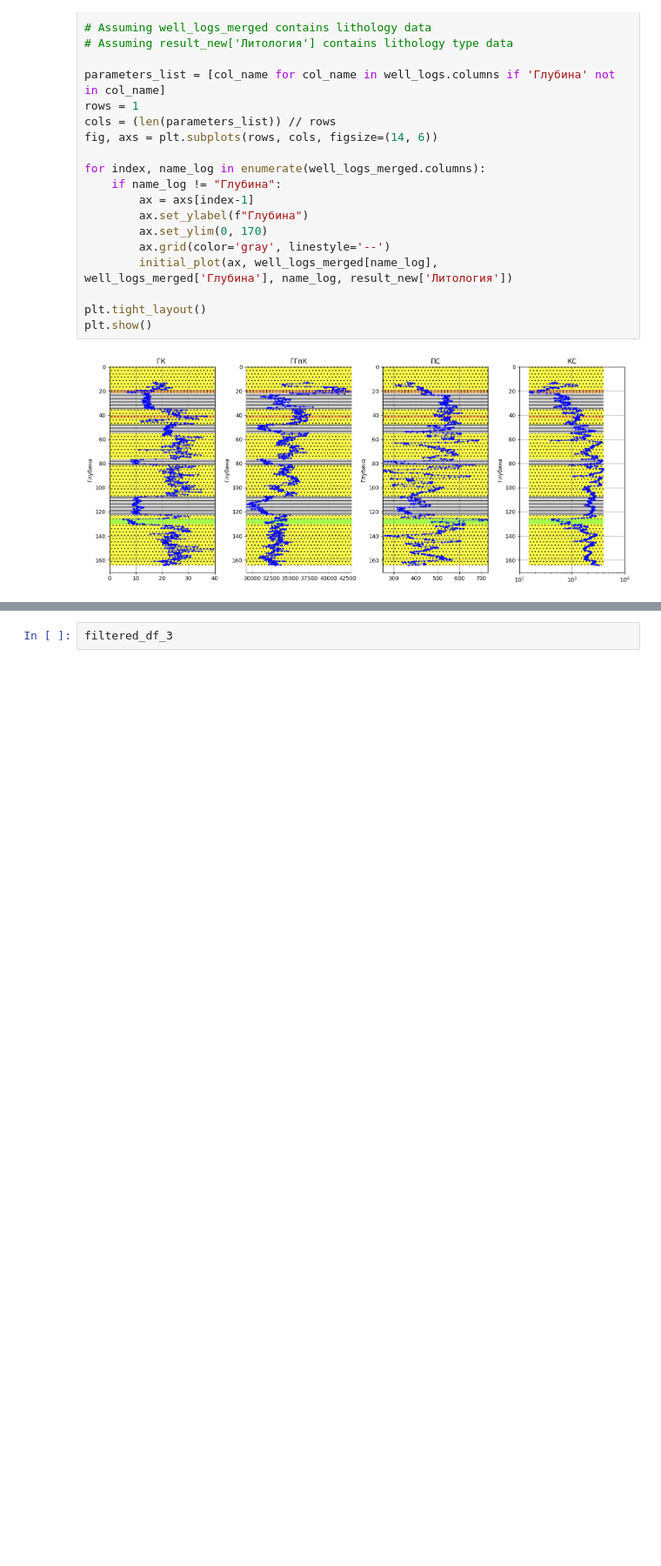
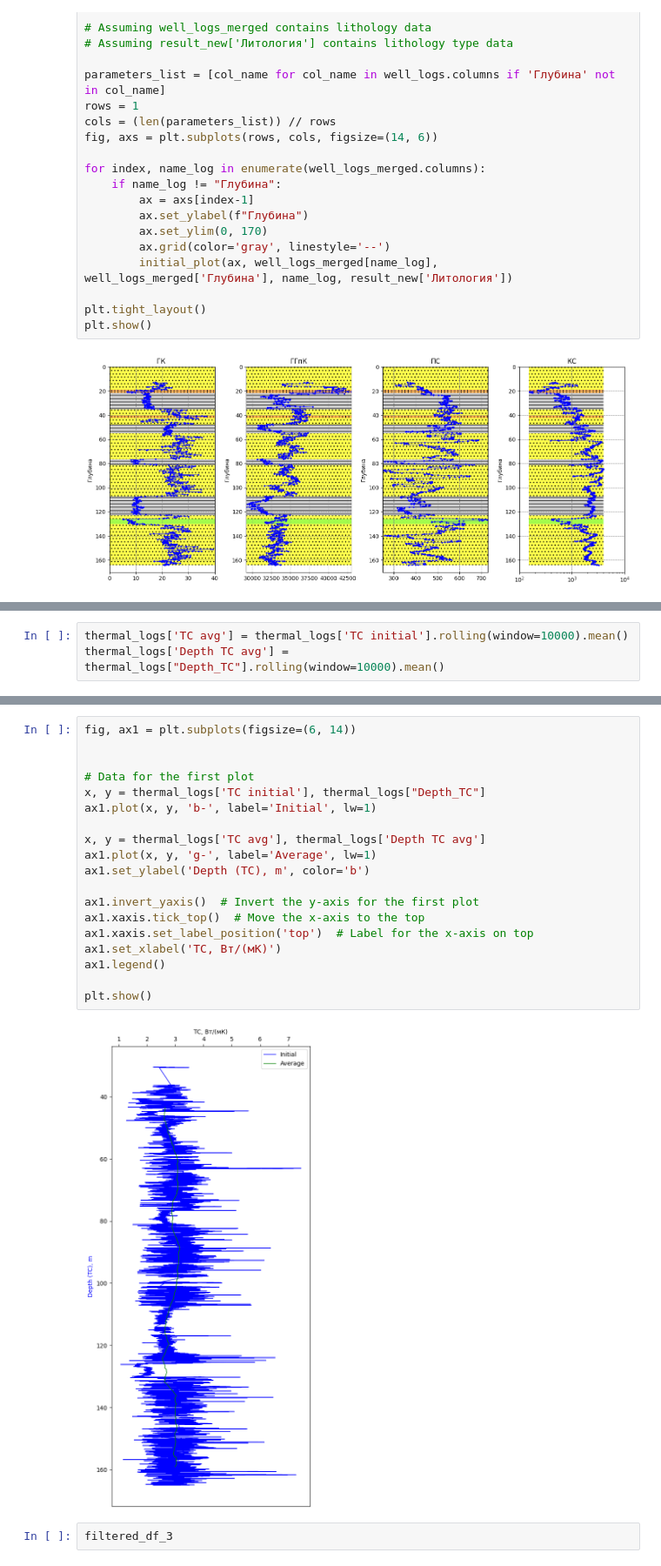
Before and after one commit to MariiaKalinina/R, a Jupyter notebook: Rosatom_new_version.ipynb, the cells around one changed output, grey strips where cells are left out. Shown at 87% size. Cells and saved outputs as stored; diff of their text form; blank space fills up the shorter version.

```diff
--- a/Rosatom_new_version.ipynb
+++ b/Rosatom_new_version.ipynb
@@ -471,0 +471,3 @@ Index(['Глубина_ГК ', 'ГК ', 'Глубина_ГГпК', 'ГГпК', '
+# %%
+thermal_logs['TC avg'] = thermal_logs['TC initial'].rolling(window=10000).mean()
+thermal_logs['Depth TC avg'] = thermal_logs["Depth_TC"].rolling(window=10000).mean()
@@ -472,3 +525,24 @@ Index(['Глубина_ГК ', 'ГК ', 'Глубина_ГГпК', 'ГГпК', '
+# %%
+fig, ax1 = plt.subplots(figsize=(6, 14))
+
+
+# Data for the first plot
+x, y = thermal_logs['TC initial'], thermal_logs["Depth_TC"]
+ax1.plot(x, y, 'b-', label='Initial', lw=1)
+
+x, y = thermal_logs['TC avg'], thermal_logs['Depth TC avg']
+ax1.plot(x, y, 'g-', label='Average', lw=1)
+ax1.set_ylabel('Depth (TC), m', color='b')
+
+ax1.invert_yaxis()  # Invert the y-axis for the first plot
+ax1.xaxis.tick_top()  # Move the x-axis to the top
+ax1.xaxis.set_label_position('top')  # Label for the x-axis on top
+ax1.set_xlabel('TC, Вт/(мК)')
+ax1.legend()
+
+plt.show()
+# %% [output]
+[figure, added]
 # %%
 filtered_df_3
 # %% [output]
```
Also changed, not shown: parts of 13 cells of this notebook.
